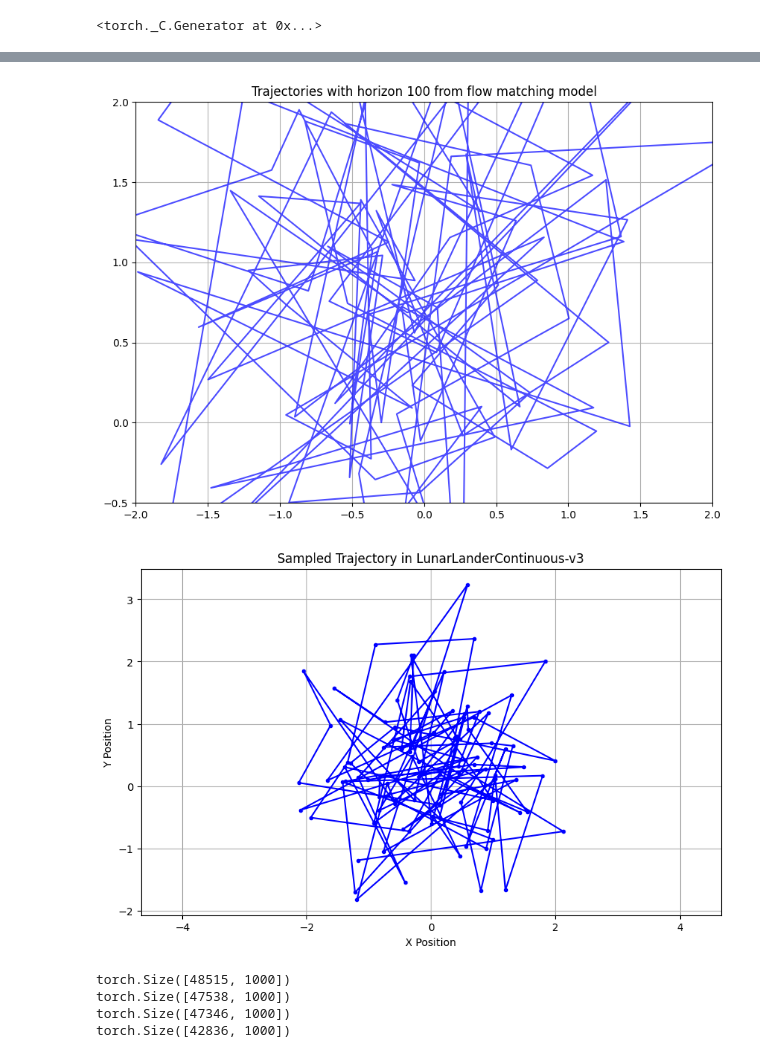
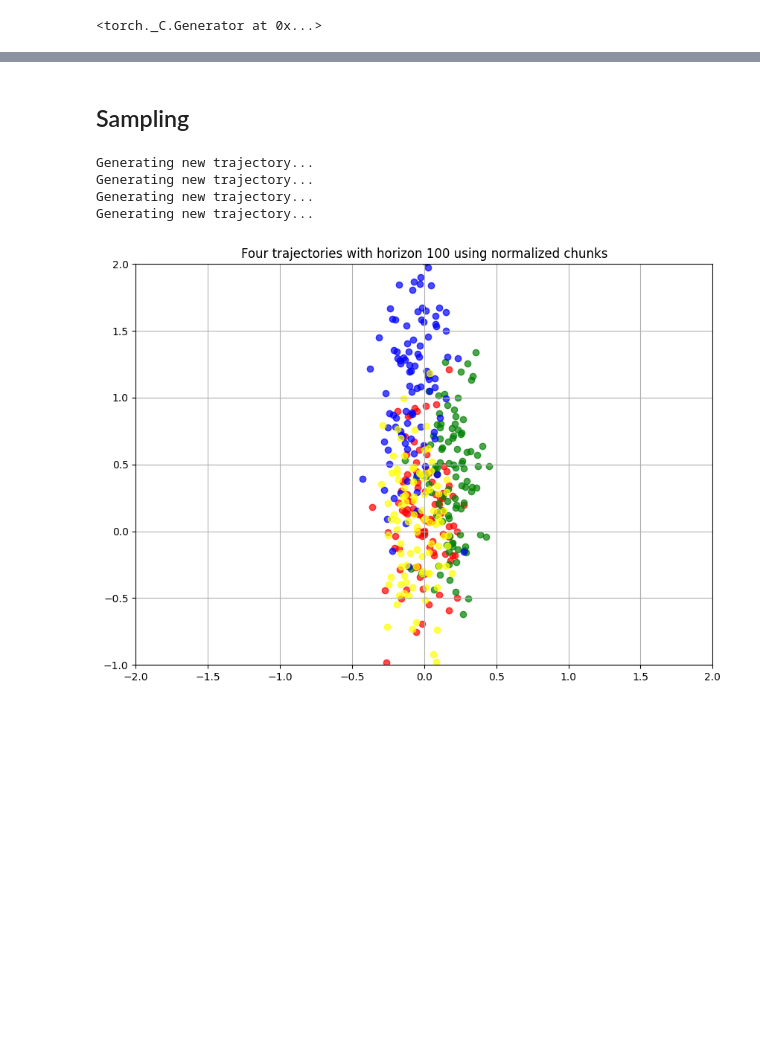
Before and after one commit to frankcholula/FRL-playground, a Jupyter notebook: src/notebooks/fm_bc.ipynb, the cells around one changed output, grey strips where cells are left out. Saved outputs shown, nothing was run; the diff lists cells and outputs as text; code cells hidden in the pictures; blank space fills up the shorter version.

```diff
--- a/src/notebooks/fm_bc.ipynb
+++ b/src/notebooks/fm_bc.ipynb
@@ -169,0 +246,14 @@ for batch in dataloader:
+# %%
+
+dataloader = DataLoader(minari_dataset, batch_size=256, shuffle=True, collate_fn=collate_fn)
+fig, ax = plt.subplots(figsize=(10, 7))
+ax.set_title(f'Trajectories with Horizon {horizon} from expert dataset')
+print("Visualizing with normalized chunks...")
+for batch in dataloader:
+    # processed_chunks = create_trajectory_chunks(batch, 100)
+    processed_chunks = create_normalized_chunks(batch, horizon, minari_dataset_stats)
+    random_chunk = random.choice(processed_chunks)
+    assert random_chunk.shape == (horizon * (obs_dim + action_dim),)
+    random_chunk = random_chunk.reshape(horizon, obs_dim + action_dim)
+    expert_obs = random_chunk[:, :obs_dim]
+    visualize_chunk(ax, expert_obs, color="green", mode="line", x_limits=(-5,5), y_limits=(-5, 5))
@@ -176,9 +271,9 @@ obs_dim = env.observation_space.shape[0]
 input_dim = (obs_dim + action_dim) * horizon
 
 # Training params
-lr = 0.0001
-num_epochs = 100
-print_every = 10
+lr = 0.001
+num_epochs = 1000
+print_every = 100
 hidden_dim = 256
 
 config = {
@@ -205,7 +300,8 @@ for epoch in range(num_epochs):
     for batch in dataloader:
         optim.zero_grad()
 
-        x_1 = create_trajectory_chunks(batch, horizon)
+        # x_1 = create_trajectory_chunks(batch, horizon)
+        x_1 = create_normalized_chunks(batch, horizon, minari_dataset_stats)
         if x_1 is None:
             continue
         x_1 = x_1.to(device)
@@ -252,3 +357,5 @@ Training finished.
+# %% [markdown]
+## Sampling
 # %%
 # try sampling from trained model...
 class WrappedModel(ModelWrapper):
@@ -272,38 +392,18 @@ assert(actions.shape == (horizon, action_dim))
 # %%
 fig, ax = plt.subplots(figsize=(10, 7))
-x_init = torch.randn((batch_size, input_dim), dtype=torch.float32, device=device)
-sol = solver.sample(time_grid=T, x_init=x_init, method='midpoint', step_size=step_size, return_intermediates=True)
-final_trajectory_chunk = sol[-1].squeeze(0).detach()
-ax.set_title(f'Trajectories with horizon {horizon} from flow matching model')
-visualize_chunk(ax, final_trajectory_chunk, color="blue")
+observations, actions = generate_trajectory()
+ax.set_title(f'Four trajectories with horizon {horizon} using normalized chunks')
+
+# visulizing 4 trajectories
+for _ in range(4):
+    colors = ['red', 'green', 'blue', 'yellow']
+    print("Generating new trajectory...")
+    observations, actions = generate_trajectory()
+    visualize_chunk(ax, observations, color=colors[_],
+                    x_limits=(-2, 2), y_limits=(-1, 2), mode='scatter')
 # %% [output]
+Generating new trajectory...
+Generating new trajectory...
+Generating new trajectory...
+Generating new trajectory...
-[figure, old version]
+[figure, new version]
-# %%
-# The state is: [x, y, vx, vy, angle, angular_v, leg1_contact, leg2_contact]
-x = observations[:, 0].cpu().numpy()
-y = observations[:, 1].cpu().numpy()
-
-# plot out x and y positions
-plt.figure(figsize=(10, 6))
-plt.plot(x, y, marker='o', linestyle='-', color='b', markersize=3)
-plt.title('Sampled Trajectory in LunarLanderContinuous-v3')
-plt.xlabel('X Position')
-plt.ylabel('Y Position')
-plt.grid()
-plt.axis('equal')
-plt.show()
-# %% [output]
-[figure, removed]
-# %%
-# load minari dataset
-import minari
-minari_dataset = minari.load_dataset(dataset_id="LunarLanderContinuous-v3/ppo-1000-deterministic-v1")
-dataloader = DataLoader(minari_dataset, batch_size=256, shuffle=True, collate_fn=collate_fn)
-for batch in dataloader:
-    processed_chunks = create_trajectory_chunks(batch, 100)
-    print(processed_chunks.shape)
-# %% [output]
-torch.Size([48515, 1000])
-torch.Size([47538, 1000])
-torch.Size([47346, 1000])
-torch.Size([42836, 1000])
```
Also changed, not shown: parts of 12 cells of this notebook.
